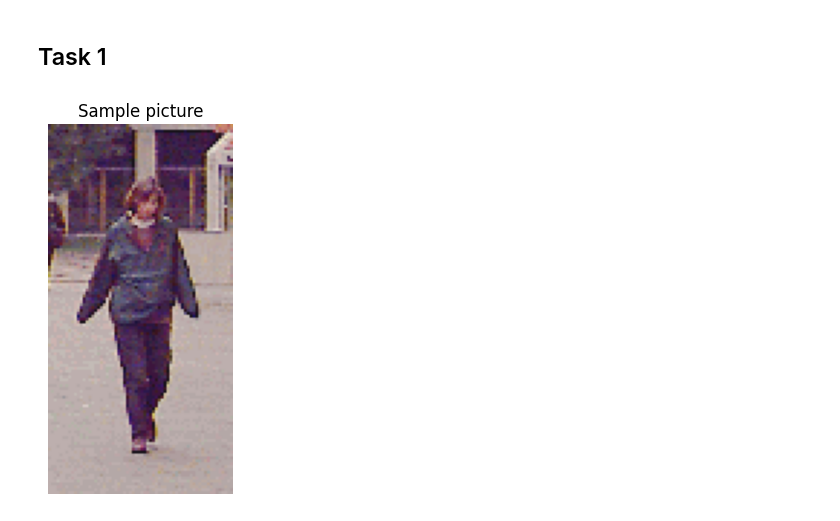
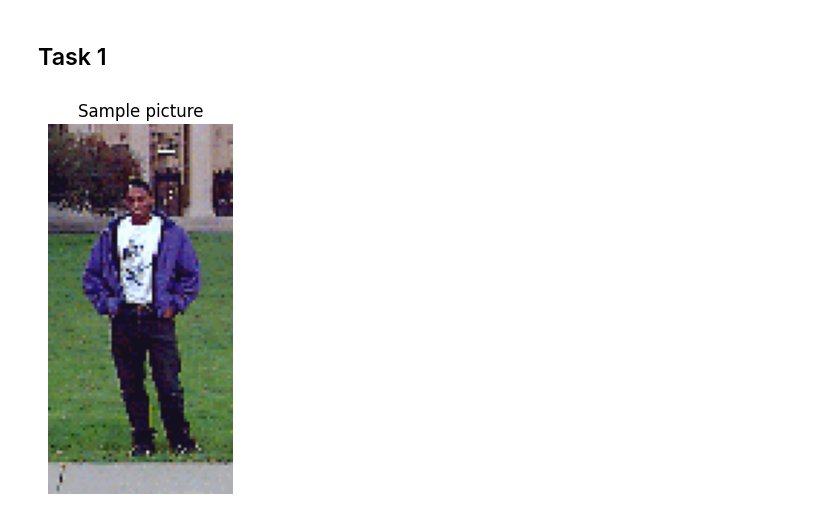
Before and after one commit to Maziorow/ZAW, a Jupyter notebook: Lab11/lab11.ipynb, the cells around one changed output. Cells and saved outputs as stored; diff of their text form; code cells hidden in the pictures.

```diff
--- a/Lab11/lab11.ipynb
+++ b/Lab11/lab11.ipynb
@@ -6,14 +8,14 @@ from matplotlib import pyplot as plt
 # %% [markdown]
 ## Task 1
 # %%
-I = cv2.imread("pedestrians/pos/per00010.ppm")
+I = cv2.imread("pedestrians/pos/per00060.ppm")
 I_plot = cv2.cvtColor(I, cv2.COLOR_BGR2RGB)
 plt.imshow(I_plot)
 plt.title("Sample picture")
 plt.axis("off")
 plt.show()
 # %% [output]
-[figure, old version]
+[figure, new version]
 # %%
 def task1_gradient(I):
     dx = scipy.ndimage.convolve1d(np.int32(I),np.array([-1, 0, 1]),1)
```
Also changed, not shown: parts of 13 cells of this notebook, 2 other files.
